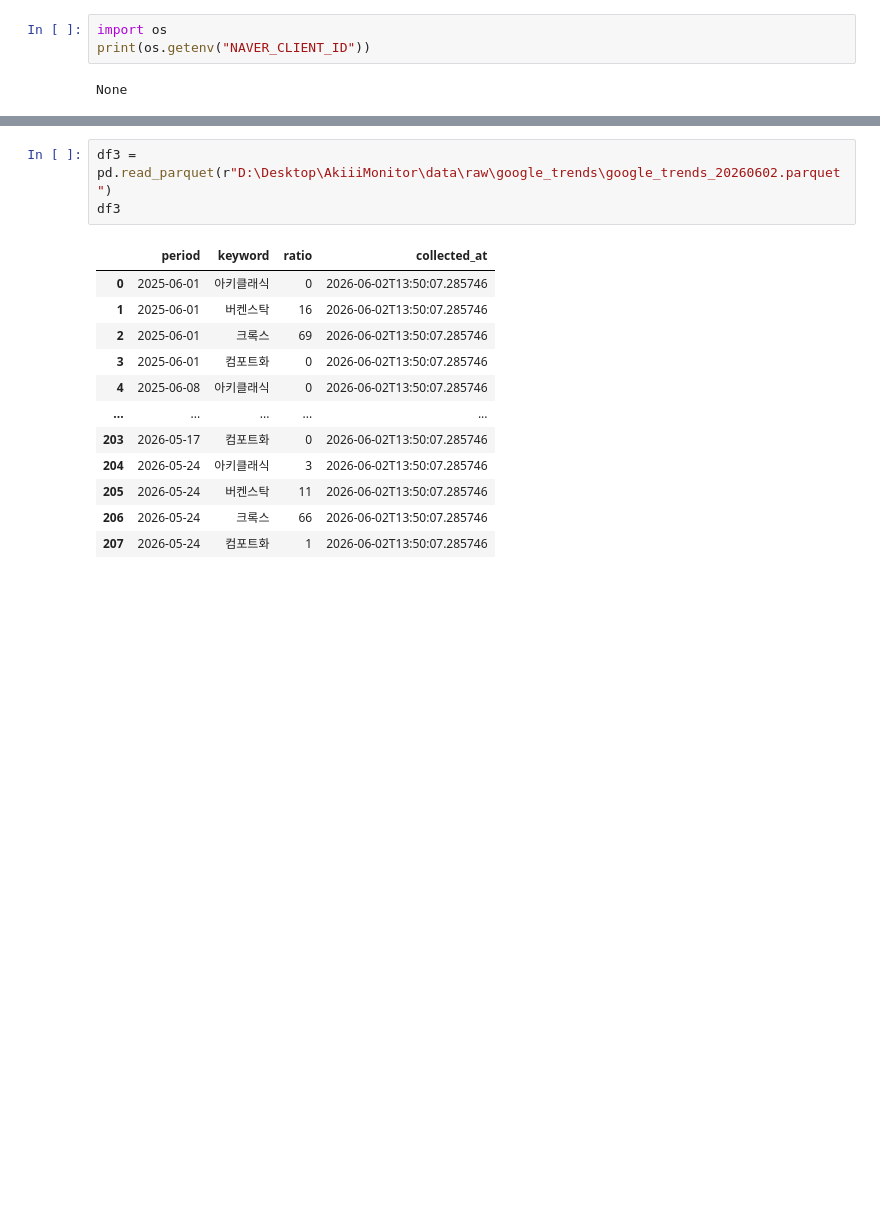
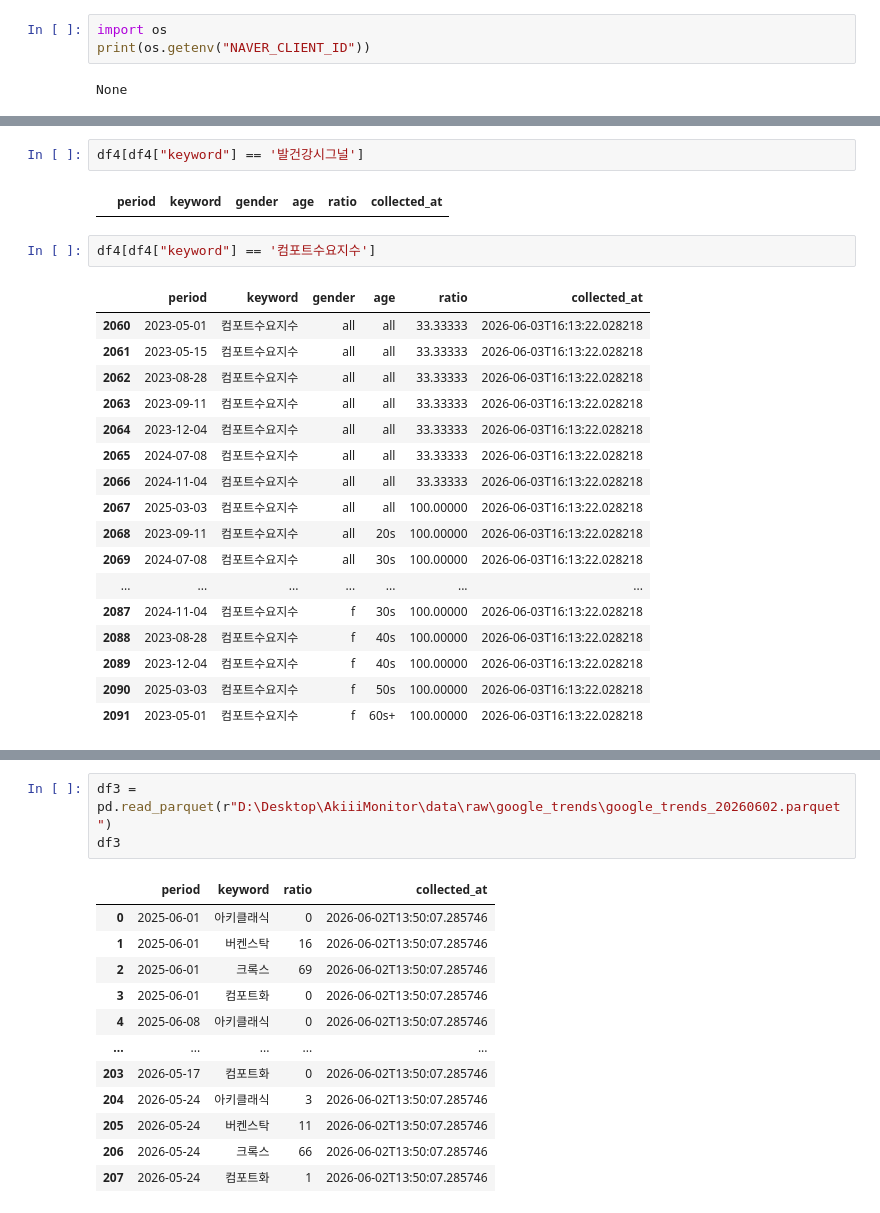
Before and after one commit to Songhyun98/AkiiiMonitor, a Jupyter notebook: test.ipynb, the cells around one changed output, grey strips where cells are left out. Cells and saved outputs as stored; diff of their text form; blank space fills up the shorter version.

```diff
--- a/test.ipynb
+++ b/test.ipynb
@@ -26,0 +55,24 @@ df4
+# %%
+df4[df4["keyword"] == '발건강시그널']
+# %% [output]
+|  | period | keyword | gender | age | ratio | collected_at |
+# %%
+df4[df4["keyword"] == '컴포트수요지수']
+# %% [output]
+|  | period | keyword | gender | age | ratio | collected_at |
+| 2060 | 2023-05-01 | 컴포트수요지수 | all | all | 33.33333 | 2026-06-03T16:13:22.028218 |
+| 2061 | 2023-05-15 | 컴포트수요지수 | all | all | 33.33333 | 2026-06-03T16:13:22.028218 |
+| 2062 | 2023-08-28 | 컴포트수요지수 | all | all | 33.33333 | 2026-06-03T16:13:22.028218 |
+| 2063 | 2023-09-11 | 컴포트수요지수 | all | all | 33.33333 | 2026-06-03T16:13:22.028218 |
+| 2064 | 2023-12-04 | 컴포트수요지수 | all | all | 33.33333 | 2026-06-03T16:13:22.028218 |
+| 2065 | 2024-07-08 | 컴포트수요지수 | all | all | 33.33333 | 2026-06-03T16:13:22.028218 |
+| 2066 | 2024-11-04 | 컴포트수요지수 | all | all | 33.33333 | 2026-06-03T16:13:22.028218 |
+| 2067 | 2025-03-03 | 컴포트수요지수 | all | all | 100.00000 | 2026-06-03T16:13:22.028218 |
+| 2068 | 2023-09-11 | 컴포트수요지수 | all | 20s | 100.00000 | 2026-06-03T16:13:22.028218 |
+| 2069 | 2024-07-08 | 컴포트수요지수 | all | 30s | 100.00000 | 2026-06-03T16:13:22.028218 |
+| ... | ... | ... | ... | ... | ... | ... |
+| 2087 | 2024-11-04 | 컴포트수요지수 | f | 30s | 100.00000 | 2026-06-03T16:13:22.028218 |
+| 2088 | 2023-08-28 | 컴포트수요지수 | f | 40s | 100.00000 | 2026-06-03T16:13:22.028218 |
+| 2089 | 2023-12-04 | 컴포트수요지수 | f | 40s | 100.00000 | 2026-06-03T16:13:22.028218 |
+| 2090 | 2025-03-03 | 컴포트수요지수 | f | 50s | 100.00000 | 2026-06-03T16:13:22.028218 |
+| 2091 | 2023-05-01 | 컴포트수요지수 | f | 60s+ | 100.00000 | 2026-06-03T16:13:22.028218 |
```
Also changed, not shown: parts of 13 cells of this notebook, 11 other files.
